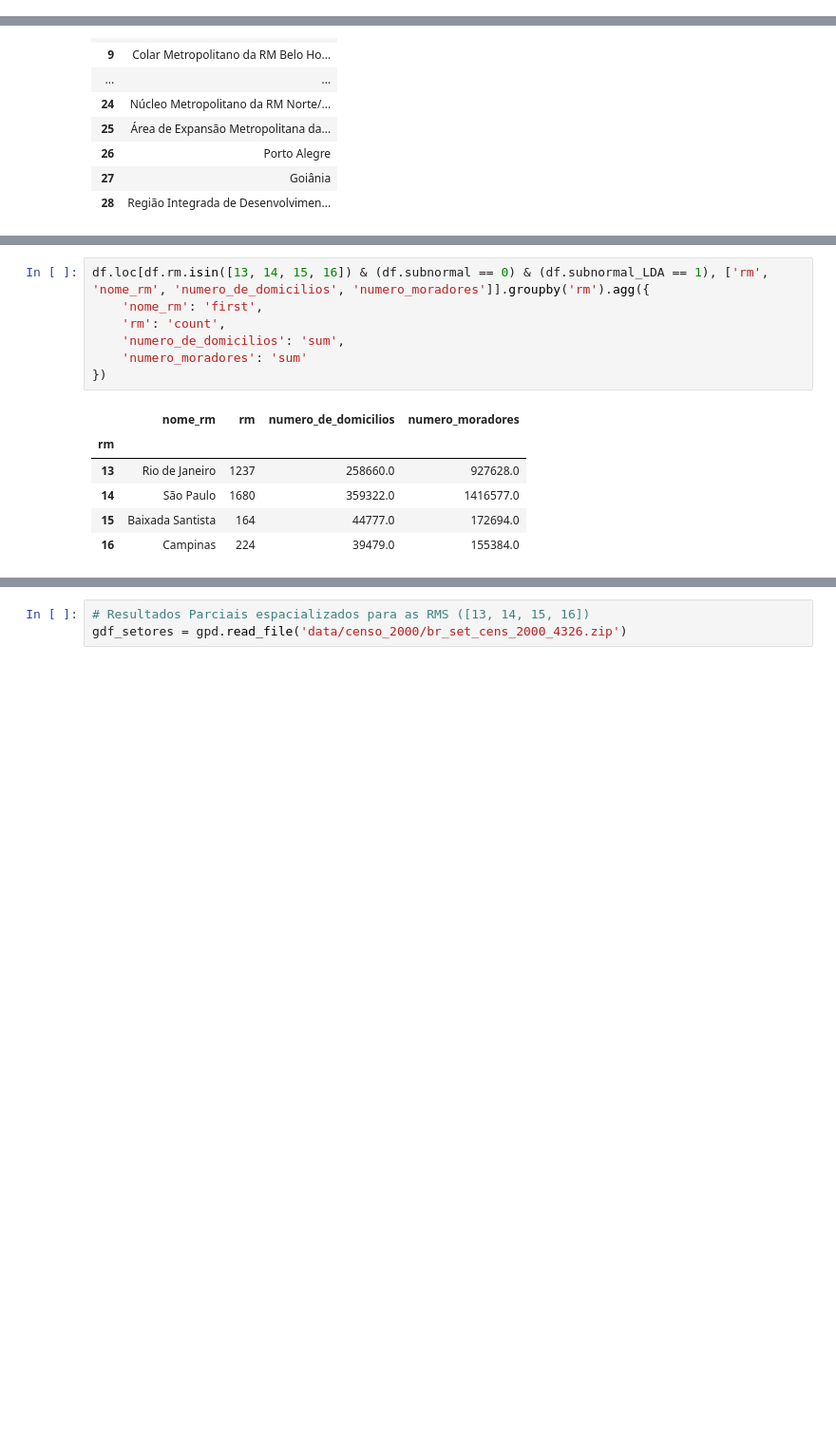
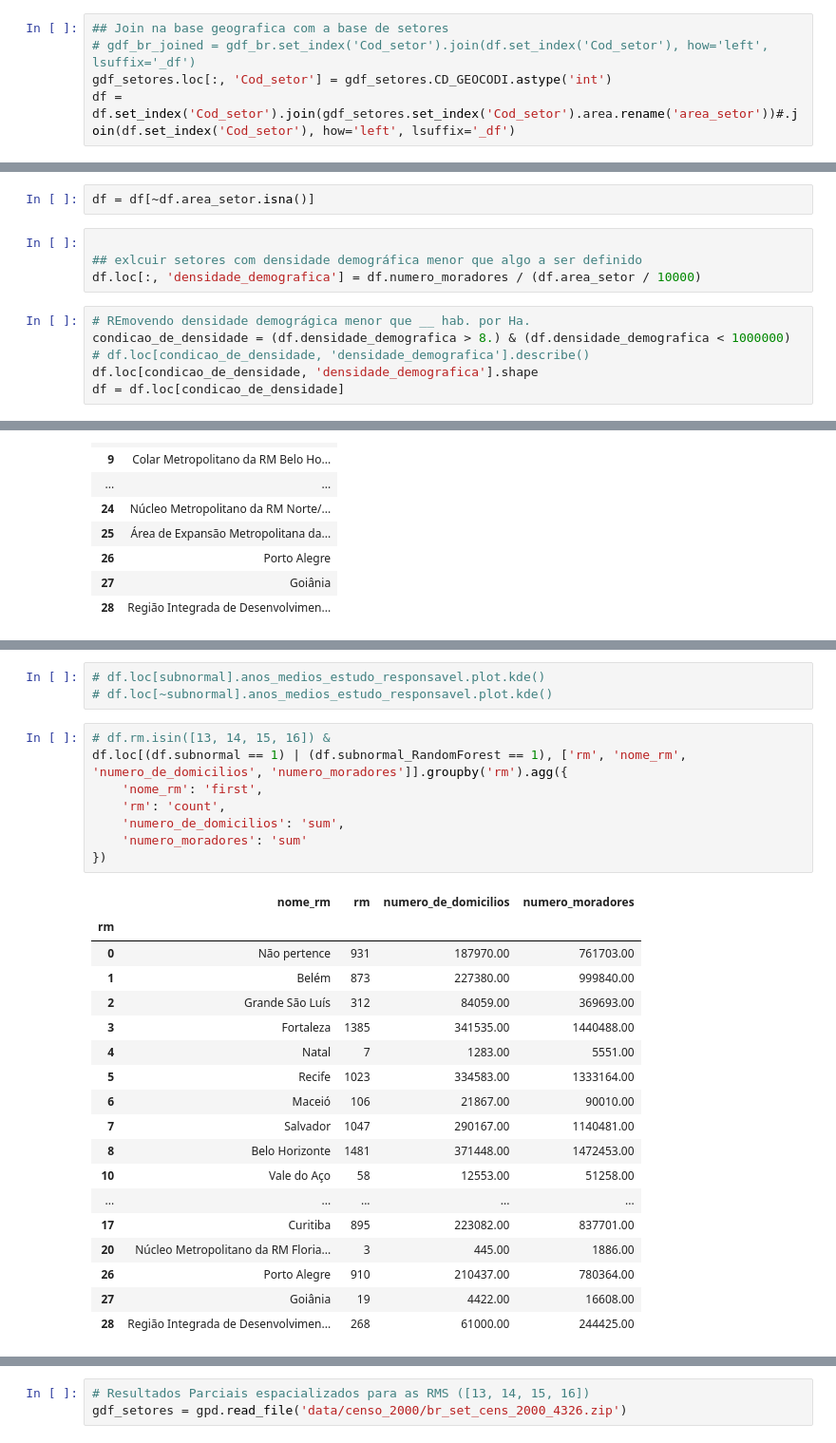
Before and after one commit to cem-usp/assentamentos-precarios-no-brasil-urbano, a Jupyter notebook: 04.1-processamento-regioes-2000.ipynb, the cells around one changed output, grey strips where cells are left out. Shown at 95% size. Saved outputs shown, nothing was run; the diff lists cells and outputs as text; blank space fills up the shorter version.

Commit message:
Adicionando RandomForest

```diff
--- a/04.1-processamento-regioes-2000.ipynb
+++ b/04.1-processamento-regioes-2000.ipynb
@@ -63 +74,6 @@ df[df.numero_de_domicilios < 50]
+# %%
+## Join na base geografica com a base de setores
+# gdf_br_joined = gdf_br.set_index('Cod_setor').join(df.set_index('Cod_setor'), how='left', lsuffix='_df')
+gdf_setores.loc[:, 'Cod_setor'] = gdf_setores.CD_GEOCODI.astype('int')
+df = df.set_index('Cod_setor').join(gdf_setores.set_index('Cod_setor').area.rename('area_setor'))#.join(df.set_index('Cod_setor'), how='left', lsuffix='_df')
 # %%
@@ -75 +85,13 @@ tipo_setor
 Name: count, dtype: int64
+# %%
+df = df[~df.area_setor.isna()]
+# %%
+
+## exlcuir setores com densidade demográfica menor que algo a ser definido
+df.loc[:, 'densidade_demografica'] = df.numero_moradores / (df.area_setor / 10000)
+# %%
+# REmovendo densidade demográgica menor que __ hab. por Ha.
+condicao_de_densidade = (df.densidade_demografica > 8.) & (df.densidade_demografica < 1000000)
+# df.loc[condicao_de_densidade, 'densidade_demografica'].describe()
+df.loc[condicao_de_densidade, 'densidade_demografica'].shape
+df = df.loc[condicao_de_densidade]
@@ -232,14 +321,30 @@ NameError: name 'clf' is not defined
+# %%
+# df.loc[subnormal].anos_medios_estudo_responsavel.plot.kde()
+# df.loc[~subnormal].anos_medios_estudo_responsavel.plot.kde()
 # %%
-df.loc[df.rm.isin([13, 14, 15, 16]) & (df.subnormal == 0) & (df.subnormal_LDA == 1), ['rm', 'nome_rm', 'numero_de_domicilios', 'numero_moradores']].groupby('rm').agg({
+# df.rm.isin([13, 14, 15, 16]) &
+df.loc[(df.subnormal == 1) | (df.subnormal_RandomForest == 1), ['rm', 'nome_rm', 'numero_de_domicilios', 'numero_moradores']].groupby('rm').agg({
     'nome_rm': 'first',
     'rm': 'count',
     'numero_de_domicilios': 'sum',
     'numero_moradores': 'sum'
 })
 # %% [output]
 |  | nome_rm | rm | numero_de_domicilios | numero_moradores |
 | rm |  |  |  |  |
-| 13 | Rio de Janeiro | 1237 | 258660.0 | 927628.0 |
-| 14 | São Paulo | 1680 | 359322.0 | 1416577.0 |
-| 15 | Baixada Santista | 164 | 44777.0 | 172694.0 |
-| 16 | Campinas | 224 | 39479.0 | 155384.0 |
+| 0 | Não pertence | 931 | 187970.00 | 761703.00 |
+| 1 | Belém | 873 | 227380.00 | 999840.00 |
+| 2 | Grande São Luís | 312 | 84059.00 | 369693.00 |
+| 3 | Fortaleza | 1385 | 341535.00 | 1440488.00 |
+| 4 | Natal | 7 | 1283.00 | 5551.00 |
+| 5 | Recife | 1023 | 334583.00 | 1333164.00 |
+| 6 | Maceió | 106 | 21867.00 | 90010.00 |
+| 7 | Salvador | 1047 | 290167.00 | 1140481.00 |
+| 8 | Belo Horizonte | 1481 | 371448.00 | 1472453.00 |
+| 10 | Vale do Aço | 58 | 12553.00 | 51258.00 |
+| ... | ... | ... | ... | ... |
+| 17 | Curitiba | 895 | 223082.00 | 837701.00 |
+| 20 | Núcleo Metropolitano da RM Floria... | 3 | 445.00 | 1886.00 |
+| 26 | Porto Alegre | 910 | 210437.00 | 780364.00 |
+| 27 | Goiânia | 19 | 4422.00 | 16608.00 |
+| 28 | Região Integrada de Desenvolvimen... | 268 | 61000.00 | 244425.00 |
```
Also changed, not shown: parts of 27 cells of this notebook.
